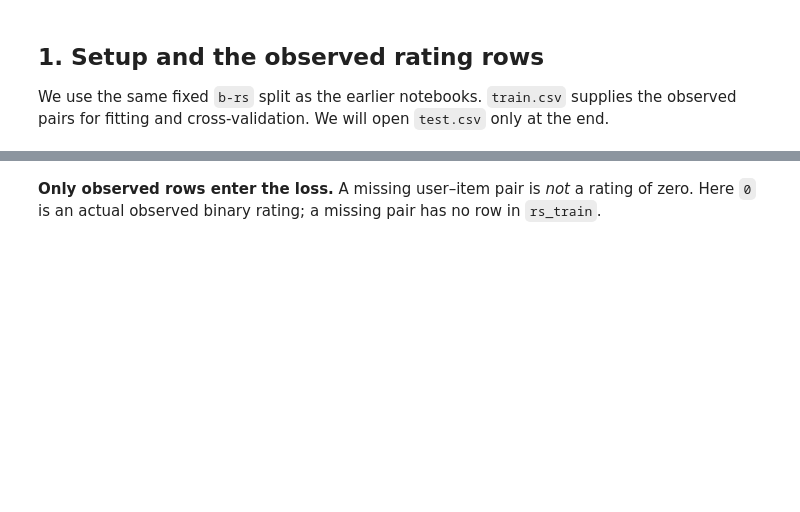
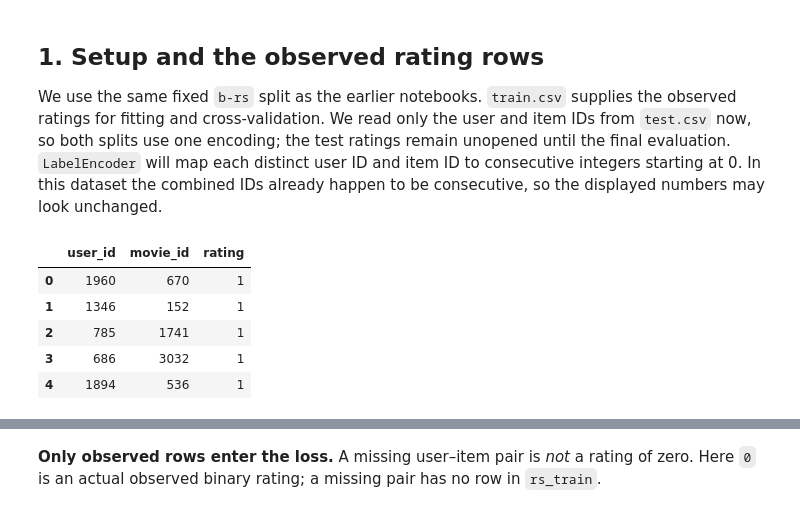
Before and after one commit to statmlben/CUHK-STAT3009, a Jupyter notebook: nb/STAT3009_MF.ipynb, the cells around one changed output, grey strips where cells are left out. Cells and saved outputs as stored; diff of their text form; code cells hidden in the pictures; blank space fills up the shorter version.

```diff
--- a/nb/STAT3009_MF.ipynb
+++ b/nb/STAT3009_MF.ipynb
@@ -22,24 +22,35 @@ The slides use a **1–5 toy example** for intuition. The real classroom dataset
 # %% [markdown]
 ## 1. Setup and the observed rating rows
 
-We use the same fixed `b-rs` split as the earlier notebooks. `train.csv` supplies the observed pairs for fitting and cross-validation. We will open `test.csv` only at the end.
+We use the same fixed `b-rs` split as the earlier notebooks. `train.csv` supplies the observed ratings for fitting and cross-validation. We read only the user and item IDs from `test.csv` now, so both splits use one encoding; the test ratings remain unopened until the final evaluation. `LabelEncoder` will map each distinct user ID and item ID to consecutive integers starting at 0. In this dataset the combined IDs already happen to be consecutive, so the displayed numbers may look unchanged.
 # %%
 import numpy as np
 import pandas as pd
 from IPython.display import display
 from sklearn.base import BaseEstimator, RegressorMixin
 from sklearn.linear_model import Ridge
 from sklearn.metrics import root_mean_squared_error
 from sklearn.model_selection import GridSearchCV
+from sklearn.preprocessing import LabelEncoder
 from sklearn.utils.validation import check_is_fitted
 
 pd.set_option('display.max_rows', 12)
 pd.set_option('display.float_format', lambda x: f'{x:.6f}')
 
 RS_BASE_URL = (
     'https://raw.githubusercontent.com/'
     'statmlben/CUHK-STAT3009/main/dataset/b-rs'
 )
 rs_train = pd.read_csv(f'{RS_BASE_URL}/train.csv')
+rs_test_pairs = pd.read_csv(
+    f'{RS_BASE_URL}/test.csv', usecols=['user_id', 'movie_id']
+)
 display(rs_train[['user_id', 'movie_id', 'rating']].head())
+# %% [output]
+|  | user_id | movie_id | rating |
+| 0 | 1960 | 670 | 1 |
+| 1 | 1346 | 152 | 1 |
+| 2 | 785 | 1741 | 1 |
+| 3 | 686 | 3032 | 1 |
+| 4 | 1894 | 536 | 1 |
 # %%
```
Also changed, not shown: parts of 15 cells of this notebook, 15 other files.
